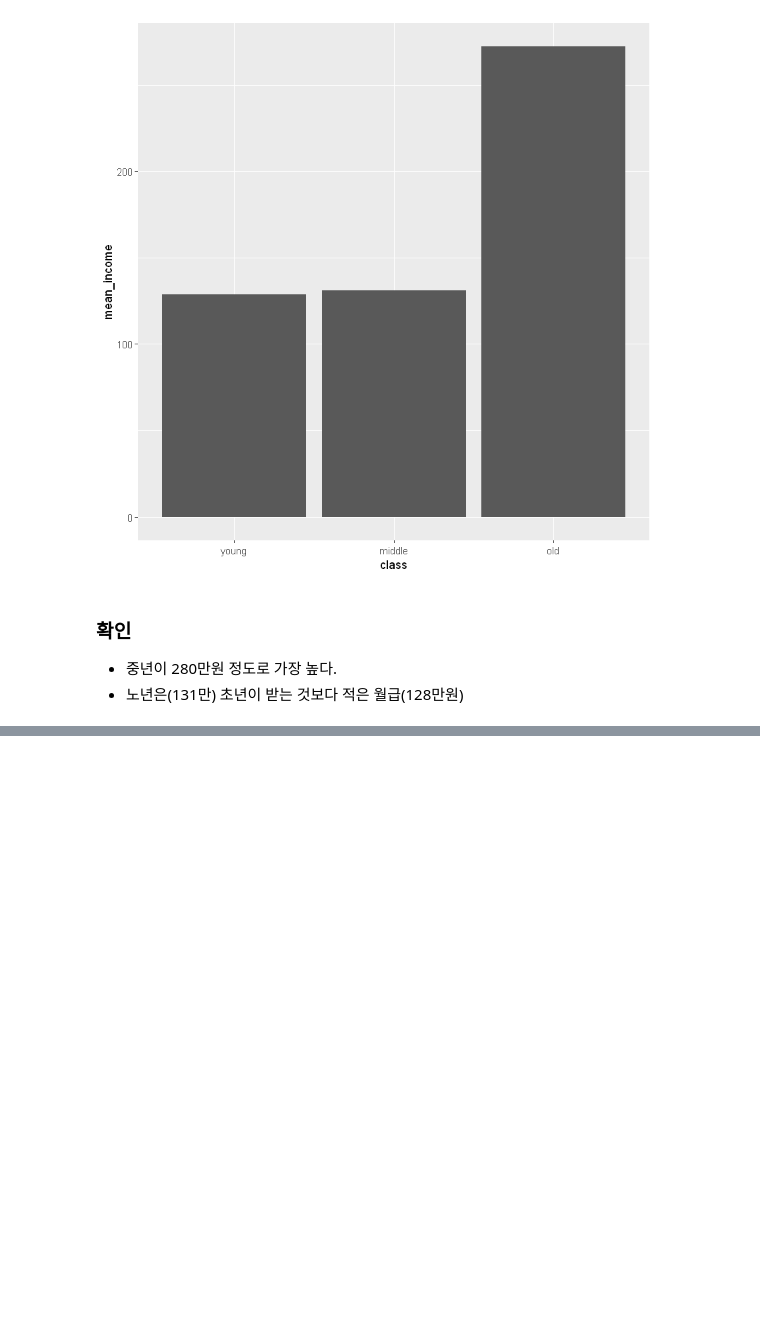
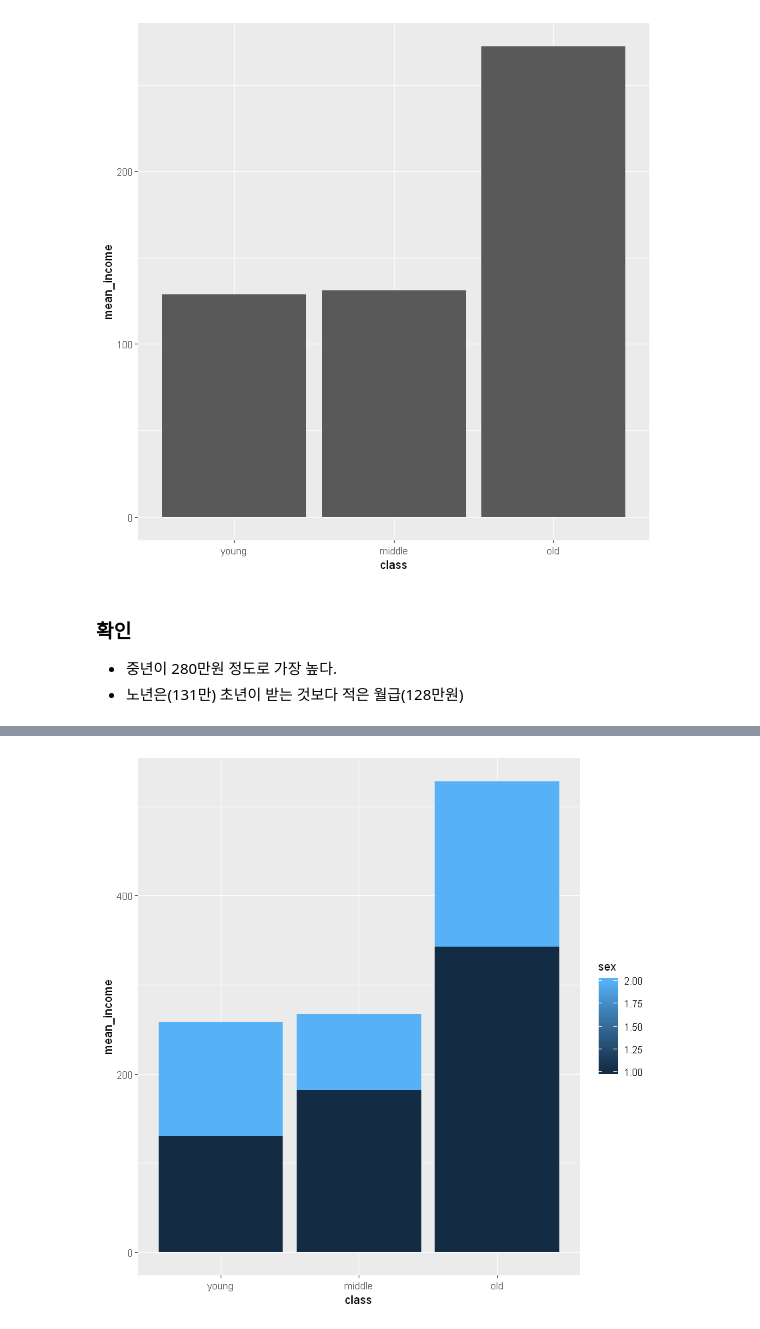
Before and after one commit to LDJWJ/RBasic, a Jupyter notebook: RProject01B_dplyr_ggplot_withdoit.ipynb, the cells around one changed output, grey strips where cells are left out. Drawn from its saved outputs; the diff is of its cells as text; code cells hidden in the pictures; blank space fills up the shorter version.

```diff
--- a/RProject01B_dplyr_ggplot_withdoit.ipynb
+++ b/RProject01B_dplyr_ggplot_withdoit.ipynb
@@ -201,0 +242,5 @@ ggplot(class_income, aes(x=class, y=mean_income)) + geom_col() +
+# %%
+sex_income <- welfare %>% filter(!is.na(income)) %>%
+                group_by(class, sex) %>%
+                summarise(mean_income = mean(income))
+sex_income
@@ -201,0 +255,6 @@ ggplot(class_income, aes(x=class, y=mean_income)) + geom_col() +
+# %%
+ggplot(data=sex_income, aes(x=class, y=mean_income, fill=sex)) +   # fill=성별에 따른 색깔 표시
+             geom_col() +                                           # 그래프 종류
+             scale_x_discrete(limits=c("young", "middle", "old"))   # 축 순서 설정
+# %% [output]
+[figure, added]
```
Also changed, not shown: parts of 15 cells of this notebook, 1 other file.
